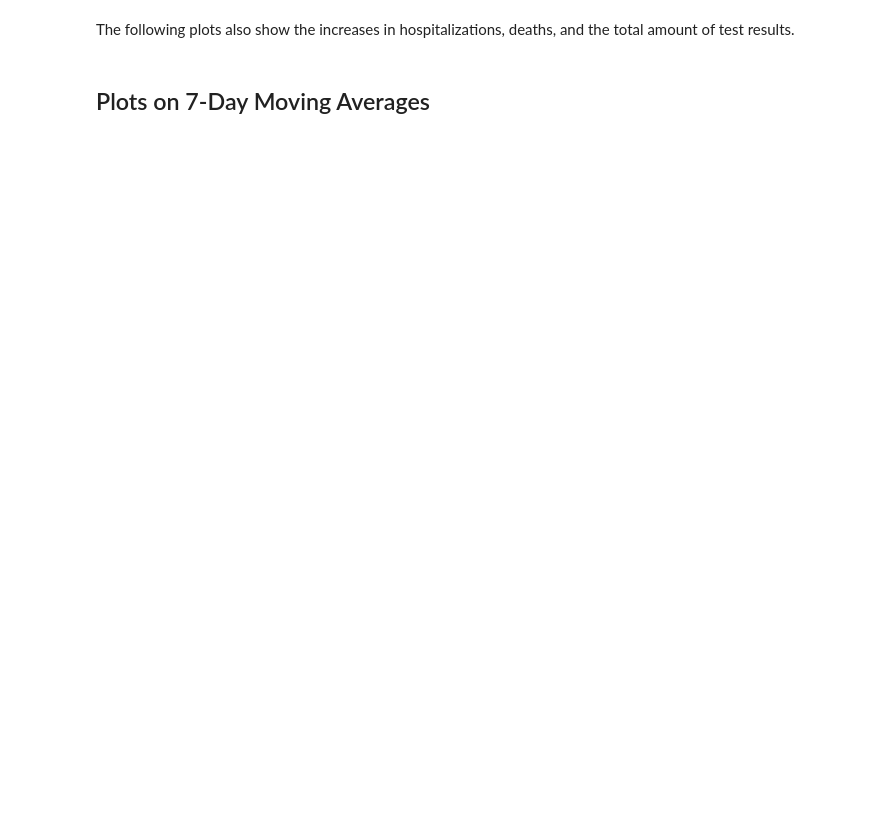
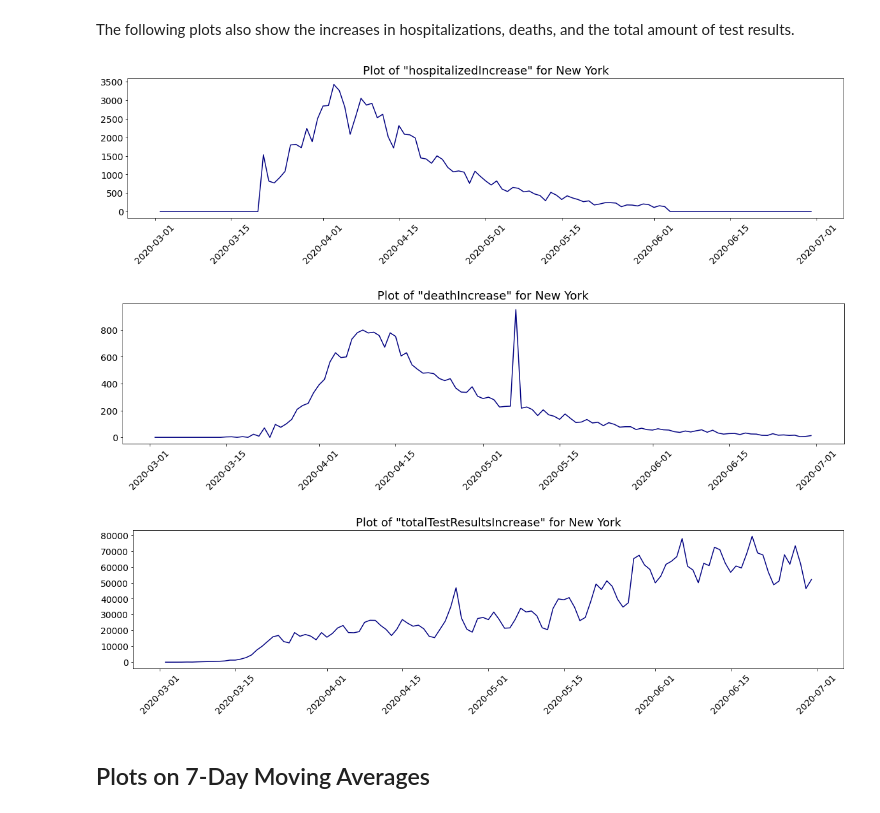
Before and after one commit to JohnKHancock/CUNY_DATA_698_Maters_Project, a Jupyter notebook: project-model/covid19-model-v2.ipynb, the cells around one changed output. Cells and saved outputs as stored; diff of their text form; code cells hidden in the pictures; blank space fills up the shorter version.

```diff
--- a/project-model/covid19-model-v2.ipynb
+++ b/project-model/covid19-model-v2.ipynb
@@ -241,10 +411,21 @@ plot_var('totalTestResultsIncrease')
 # %%
+plot_var('hospitalizedIncrease')
+
+plot_var('deathIncrease')
+
+plot_var('totalTestResultsIncrease')
+
 pd.set_option('display.max_columns', 56)
 
 # 7 days moving average for positiveIncrease
-df.sort_values(by=['date'], inplace=True, ascending=True)
+df2.sort_values(by=['date'], inplace=True, ascending=True)
 
 # reset index
-df.reset_index(level=0, inplace=True)
+# A.C. edit 3/20/2021 commented below, reset not needed
+# df2.reset_index(level=0, inplace=True)
+# %% [output]
+[figure, added]
+[figure, added]
+[figure, added]
 # %% [markdown]
 ## Plots on 7-Day Moving Averages
```
Also changed, not shown: parts of 43 cells of this notebook.
